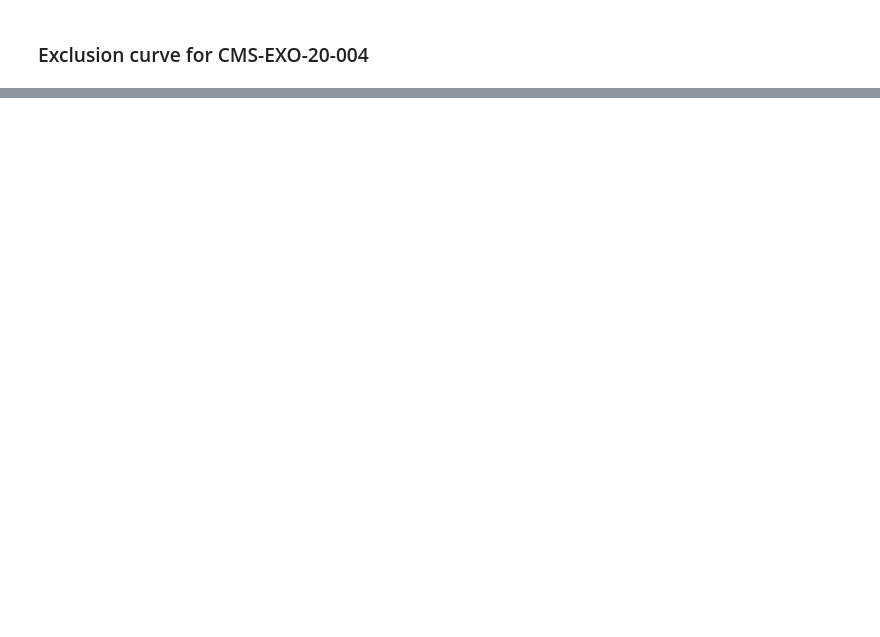
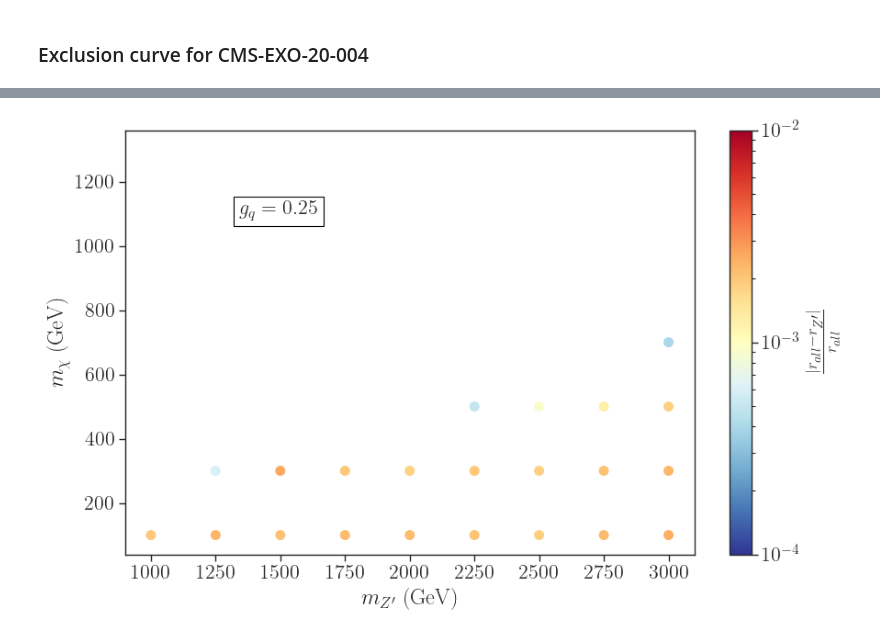
Before and after one commit to SModelS/smodelsv3-paper, a Jupyter notebook: notebooks/SmodelS/plots-2MDM-Copy2.ipynb, the cells around one changed output, grey strips where cells are left out. Cells and saved outputs as stored; diff of their text form; code cells hidden in the pictures; blank space fills up the shorter version.

```diff
--- a/notebooks/SmodelS/plots-2MDM-Copy2.ipynb
+++ b/notebooks/SmodelS/plots-2MDM-Copy2.ipynb
@@ -280,0 +237,5 @@ plt.show()
+# %%
+#Set points without results with r == 0
+dataDF_zp.fillna(value={c : 0 for c in dataDF_zp.columns if c.endswith('.r')}, inplace=True)
+#Sort points according to r value:
+dataDF_zp = dataDF_zp.sort_values(by=['ExptRes.result0.r'],ascending=False)
@@ -314,0 +310,25 @@ plt.show()
+# %%
+dataCMS = pd.DataFrame.from_dict(data['CMS-EXO-20-004'])
+dataCMS = dataCMS[dataCMS['mzp']<=3000]
+dataCMS_zp = pd.DataFrame.from_dict(data_zp['CMS-EXO-20-004'])
+r_diff = np.abs(dataCMS['r'] - dataCMS_zp['r'])/(dataCMS['r'])
+# %%
+cm = plt.cm.get_cmap('RdYlBu_r')
+plt.figure(figsize=(10,6))
+
+x = dataCMS['mzp']
+y = dataCMS['mchi']
+c = r_diff
+
+plt.scatter(x,y,c=c,s=50,cmap=cm, norm=LogNorm(vmin=1e-4,vmax=1e-2))
+# # plt.plot([x.min(),x.max()],[x.min(),x.max()],'--')
+plt.colorbar(label=r'$\frac{|r_{all} - r_{Z^{\prime}}|}{r_{all}}$')
+plt.xlabel(r'$m_{Z^{\prime}}$ (GeV)')
+plt.ylabel(r'$m_{\chi}$ (GeV)')
+plt.text(0.2,0.8,r"$g_{q} = %1.2f$" %gqv,fontsize=16,bbox=dict(facecolor='white', edgecolor='black'),
+         transform = plt.gca().transAxes)
+
+# plt.legend()
+plt.show()
+# %% [output]
+[figure, added]
```
Also changed, not shown: parts of 19 cells of this notebook, 15 other files.
